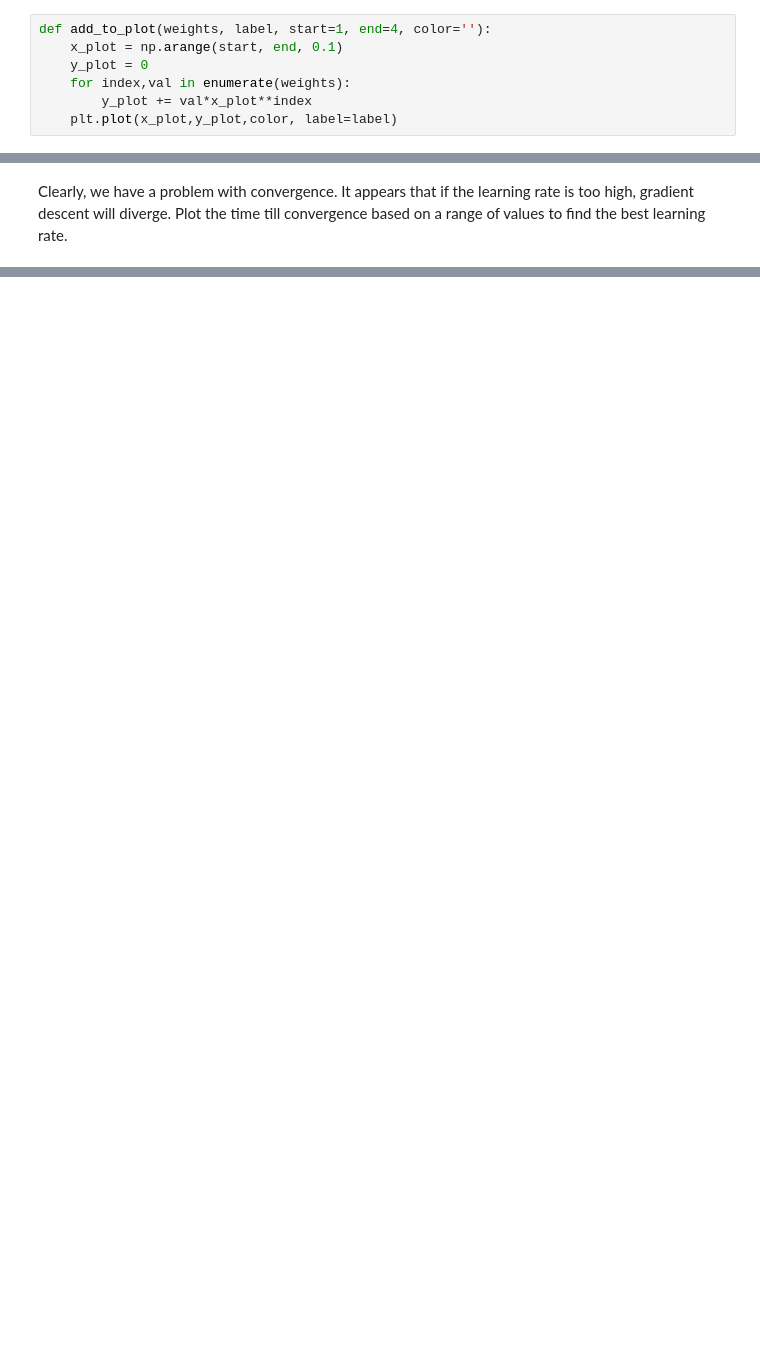
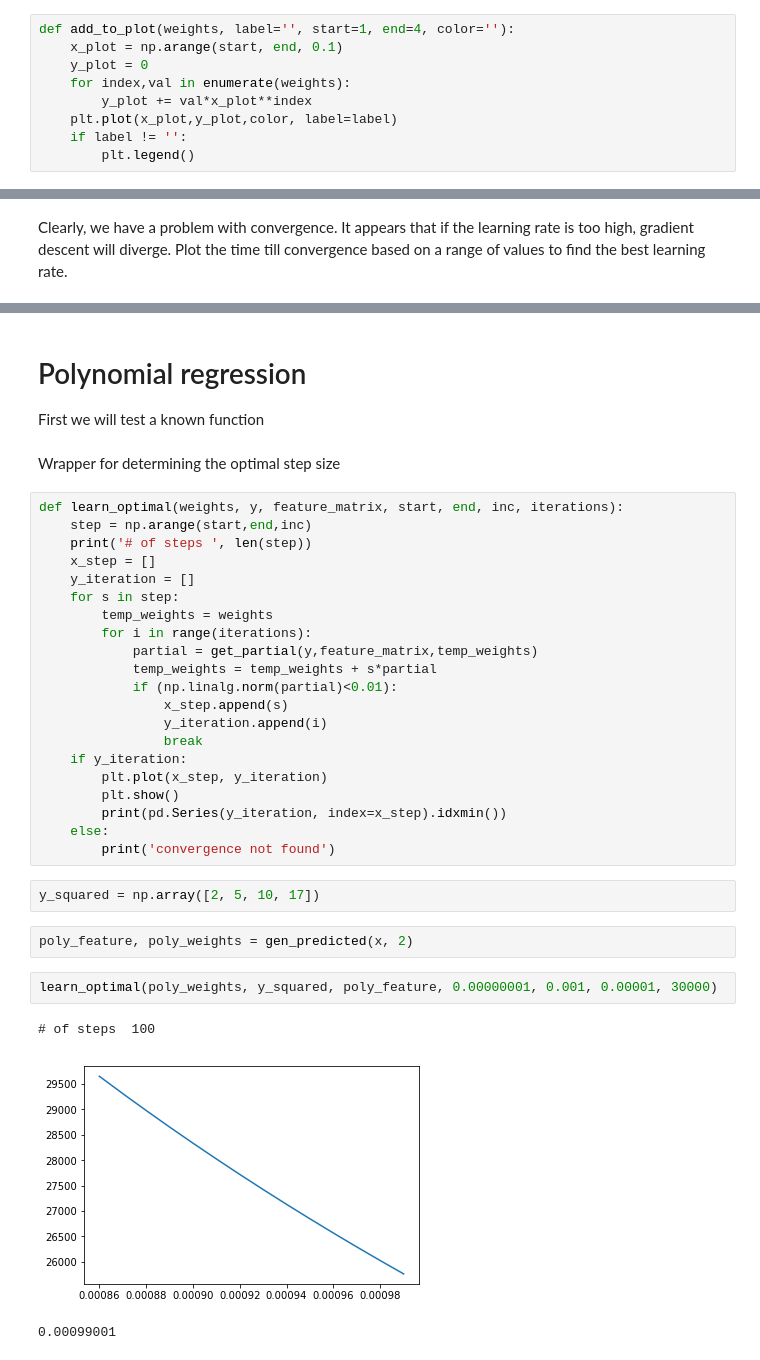
Before and after one commit to grantcooksey/mlcoursera, a Jupyter notebook: regression/Step+Size.ipynb, the cells around one changed output, grey strips where cells are left out. Drawn from its saved outputs; the diff is of its cells as text; blank space fills up the shorter version.

Commit message:
Added polynomial example

```diff
--- a/regression/Step+Size.ipynb
+++ b/regression/Step+Size.ipynb
@@ -37,12 +37,14 @@ We will use an abitrary tolerance of 0.2.  The step size will be fixed and teste
 tolerance = 0.2
 step = [0.01, 0.1, 0.25, 1]
 # %%
-def add_to_plot(weights, label, start=1, end=4, color=''):
+def add_to_plot(weights, label='', start=1, end=4, color=''):
     x_plot = np.arange(start, end, 0.1)
     y_plot = 0
     for index,val in enumerate(weights):
         y_plot += val*x_plot**index
     plt.plot(x_plot,y_plot,color, label=label)
+    if label != '':
+        plt.legend()
 # %% [markdown]
 For a single iteration
 # %%
@@ -92,0 +109,36 @@ pd.Series(y_iteration, index=x_step).idxmin()
+# %% [markdown]
+# Polynomial regression
+First we will test a known function
+# %% [markdown]
+Wrapper for determining the optimal step size
+# %%
+def learn_optimal(weights, y, feature_matrix, start, end, inc, iterations):
+    step = np.arange(start,end,inc)
+    print('# of steps ', len(step))
+    x_step = []
+    y_iteration = []
+    for s in step:
+        temp_weights = weights
+        for i in range(iterations):
+            partial = get_partial(y,feature_matrix,temp_weights)
+            temp_weights = temp_weights + s*partial
+            if (np.linalg.norm(partial)<0.01):
+                x_step.append(s)
+                y_iteration.append(i)
+                break
+    if y_iteration:
+        plt.plot(x_step, y_iteration)
+        plt.show()
+        print(pd.Series(y_iteration, index=x_step).idxmin())
+    else:
+        print('convergence not found')
+# %%
+y_squared = np.array([2, 5, 10, 17])
+# %%
+poly_feature, poly_weights = gen_predicted(x, 2)
+# %%
+learn_optimal(poly_weights, y_squared, poly_feature, 0.00000001, 0.001, 0.00001, 30000)
+# %% [output]
+# of steps  100
+[figure, added]
+0.00099001
```
Also changed, not shown: parts of 27 cells of this notebook.
